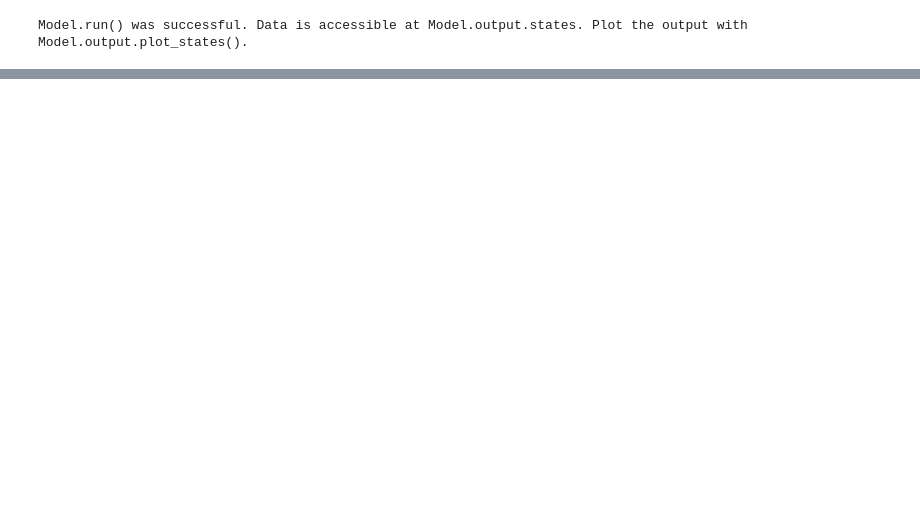
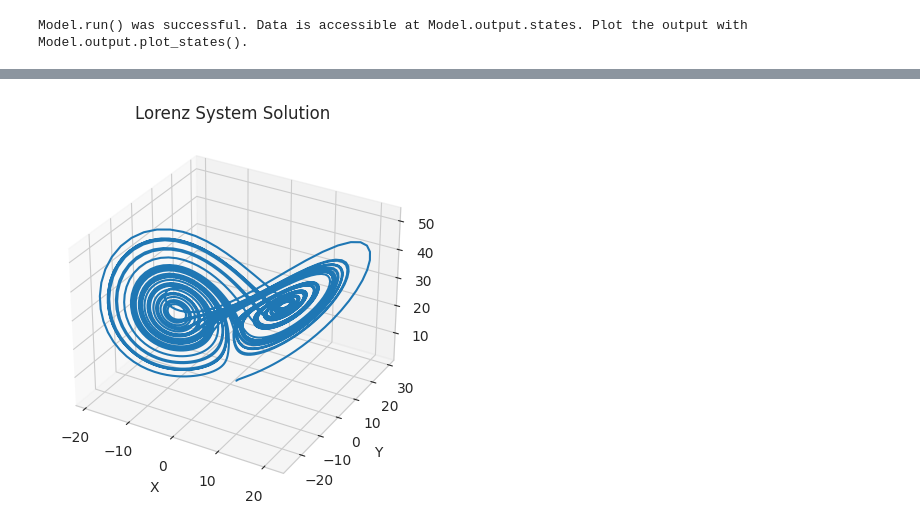
Before and after one commit to NAU-CCL/SPHERE, a Jupyter notebook: docs/usage_20240721.ipynb, the cells around one changed output, grey strips where cells are left out. Drawn from its saved outputs; the diff is of its cells as text; code cells hidden in the pictures; blank space fills up the shorter version.

```diff
--- a/docs/usage_20240721.ipynb
+++ b/docs/usage_20240721.ipynb
@@ -46,2 +59,6 @@ SIR_det.output.plot_states()
+# %%
+lorenz.output.plot_states()
+# %% [output]
+[figure, added]
 # %%
 SIR_sto = ModelFactory.create_model(model_type='SIR', params=SIR_params, solver_cls=EulerMaruyamaSolver)
```
Also changed, not shown: parts of 12 cells of this notebook, 36 other files.
